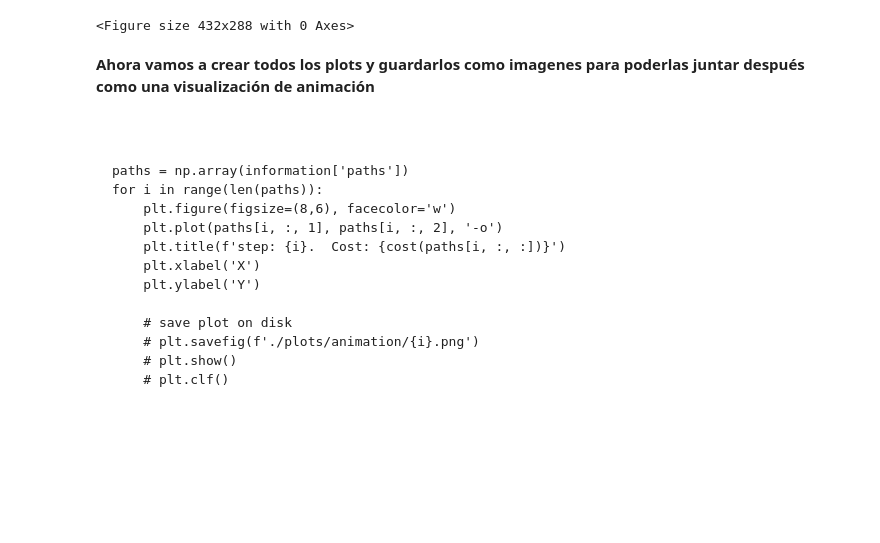
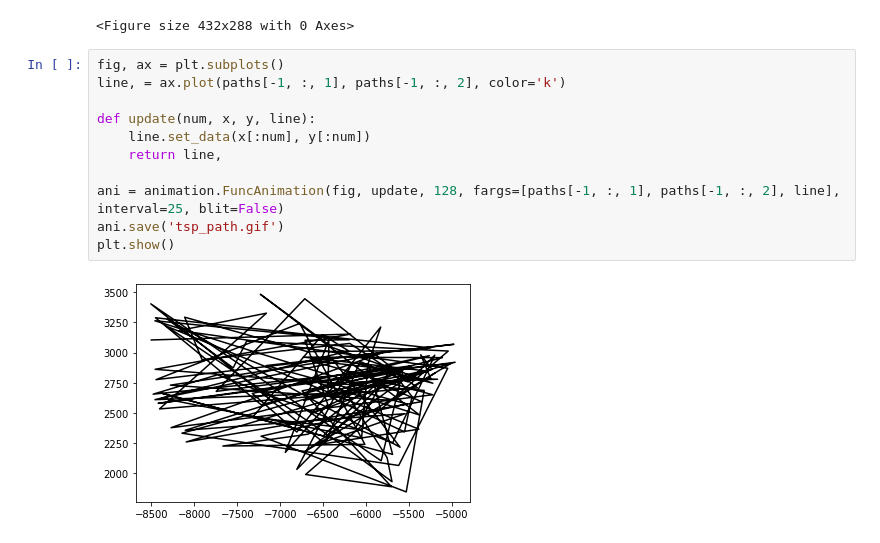
Before and after one commit to pablo-blancoc/SimulatedAnnealing, a Jupyter notebook: main.ipynb, the cells around one changed output. Drawn from its saved outputs; the diff is of its cells as text; blank space fills up the shorter version.

````diff
--- a/main.ipynb
+++ b/main.ipynb
@@ -313,21 +314,16 @@ plt.clf()
 # %% [output]
 [figure]
 <Figure size 432x288 with 0 Axes>
-# %% [markdown]
-**Ahora vamos a crear todos los plots y guardarlos como imagenes para poderlas juntar después como una visualización de animación**
-# %% [markdown]
-```
-
-
-paths = np.array(information['paths'])
-for i in range(len(paths)):
-    plt.figure(figsize=(8,6), facecolor='w')
-    plt.plot(paths[i, :, 1], paths[i, :, 2], '-o')
-    plt.title(f'step: {i}.  Cost: {cost(paths[i, :, :])}')
-    plt.xlabel('X')
-    plt.ylabel('Y')
-
-    # save plot on disk
-    # plt.savefig(f'./plots/animation/{i}.png')
-    # plt.show()
-    # plt.clf()
+# %%
+fig, ax = plt.subplots()
+line, = ax.plot(paths[-1, :, 1], paths[-1, :, 2], color='k')
+
+def update(num, x, y, line):
+    line.set_data(x[:num], y[:num])
+    return line,
+
+ani = animation.FuncAnimation(fig, update, 128, fargs=[paths[-1, :, 1], paths[-1, :, 2], line], interval=25, blit=False)
+ani.save('tsp_path.gif')
+plt.show()
+# %% [output]
+[figure, added]
````
Also changed, not shown: parts of 1 cell of this notebook, 1 other file.
